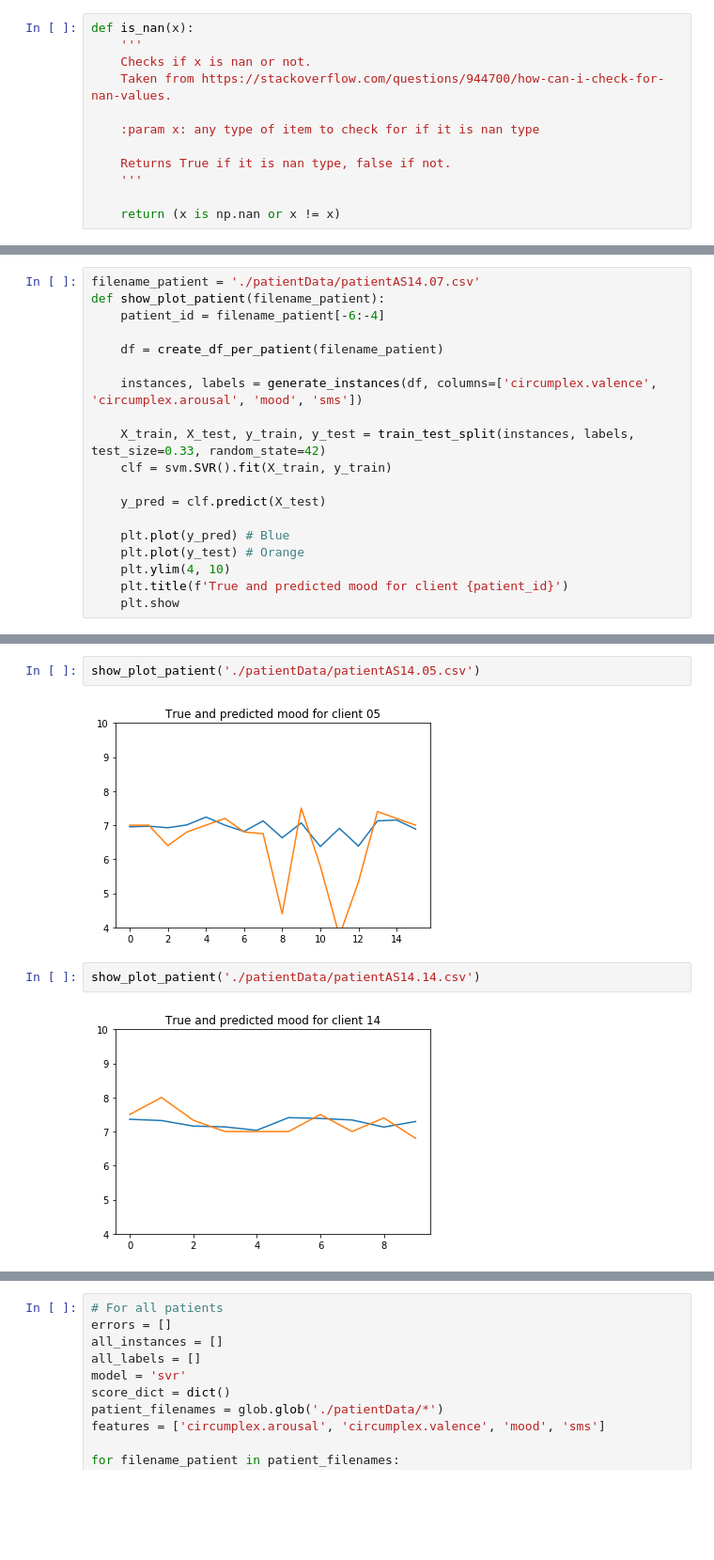
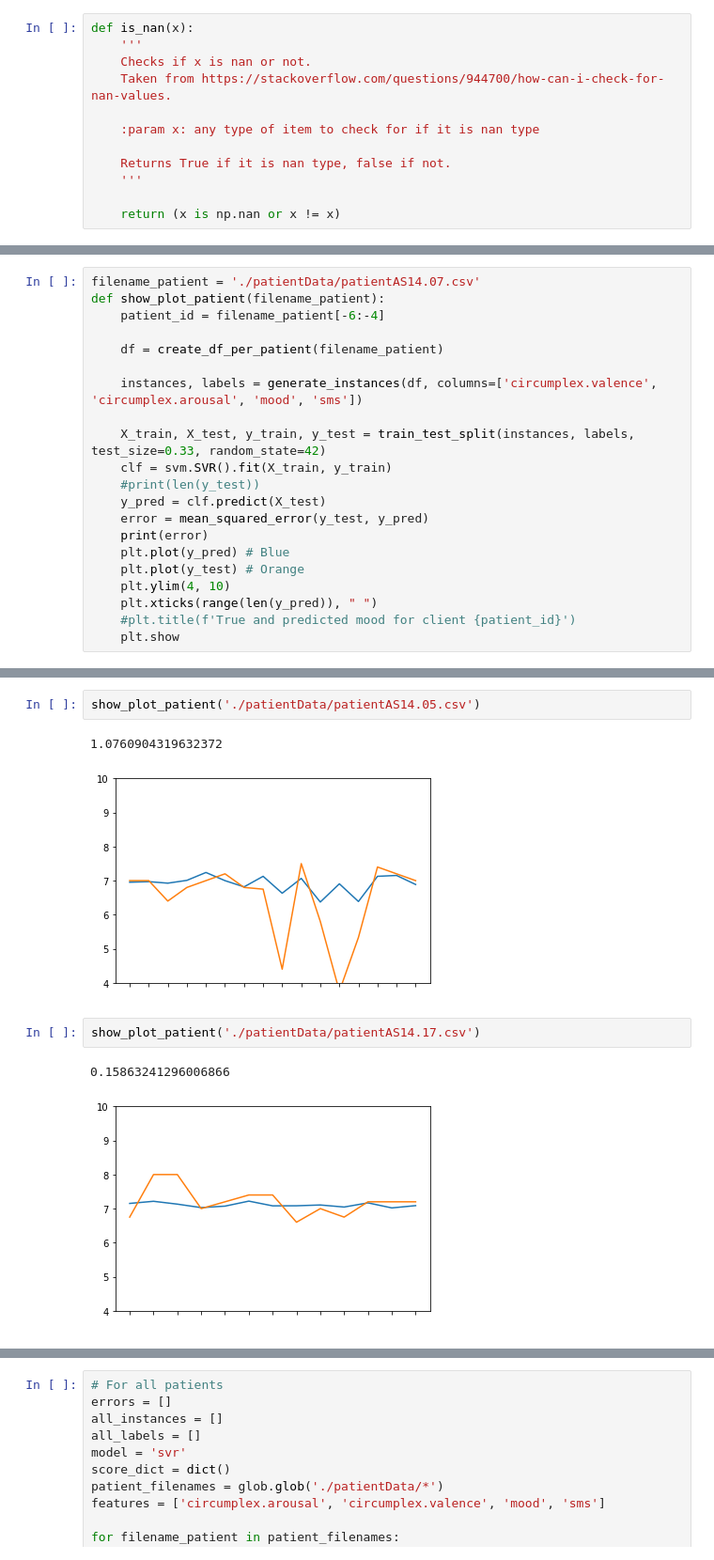
Before and after one commit to BenDickens/Data_Mining_TechniquesVU, a Jupyter notebook: Classic_ML_model_graphs.ipynb, the cells around one changed output, grey strips where cells are left out. Shown: that part at 94% size. Cells and saved outputs as stored; diff of their text form; blank space fills up the shorter version.

Commit message:
Trained and tested on whole dataset. Also made graphs

```diff
--- a/Classic_ML_model_graphs.ipynb
+++ b/Classic_ML_model_graphs.ipynb
@@ -110,13 +131,15 @@ def show_plot_patient(filename_patient):
 
     X_train, X_test, y_train, y_test = train_test_split(instances, labels, test_size=0.33, random_state=42)
     clf = svm.SVR().fit(X_train, y_train)
-
+    #print(len(y_test))
     y_pred = clf.predict(X_test)
-
+    error = mean_squared_error(y_test, y_pred)
+    print(error)
     plt.plot(y_pred) # Blue
     plt.plot(y_test) # Orange
     plt.ylim(4, 10)
-    plt.title(f'True and predicted mood for client {patient_id}')
+    plt.xticks(range(len(y_pred)), " ")
+    #plt.title(f'True and predicted mood for client {patient_id}')
     plt.show
 # %%
 show_plot_patient('./patientData/patientAS14.07.csv')
@@ -125,11 +150,13 @@ show_plot_patient('./patientData/patientAS14.07.csv')
 # %%
 show_plot_patient('./patientData/patientAS14.05.csv')
 # %% [output]
+1.0760904319632372
-[figure, old version]
+[figure, new version]
 # %%
-show_plot_patient('./patientData/patientAS14.14.csv')
+show_plot_patient('./patientData/patientAS14.17.csv')
 # %% [output]
+0.15863241296006866
-[figure, old version]
+[figure, new version]
 # %%
 show_plot_patient('./patientData/patientAS14.30.csv')
 # %% [output]
```
Also changed, not shown: parts of 5 cells of this notebook, 1 other file.
